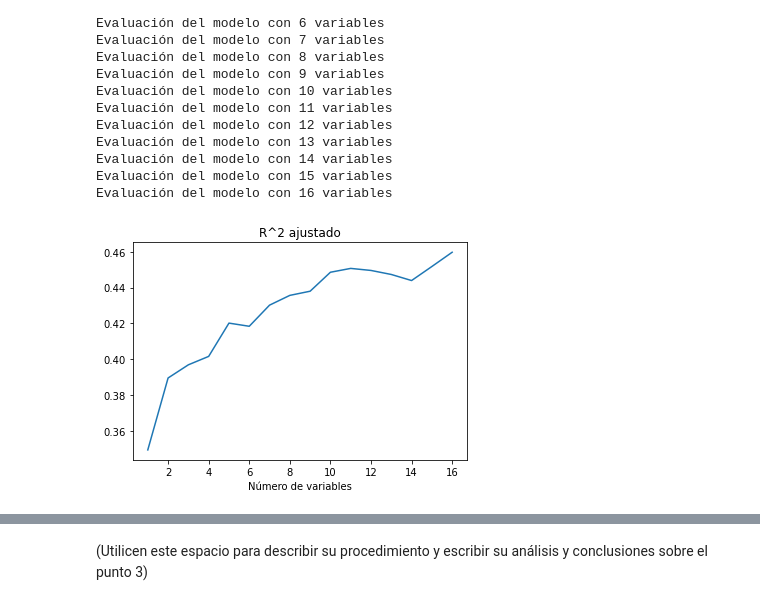
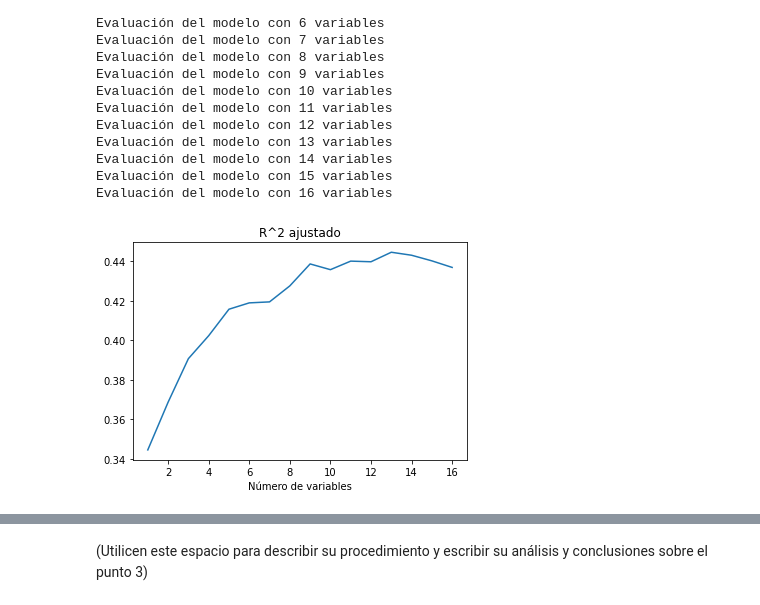
Before and after one commit to paulguz261/MIAD_20231_intro_machine_learning_grupal, a Jupyter notebook: week2/Caso modelos lineales para regresión, muestreo y selección del mejor modelo.ipynb, the cells around one changed output, grey strips where cells are left out. Saved outputs shown, nothing was run; the diff lists cells and outputs as text; code cells hidden in the pictures.

```diff
--- a/week2/Caso modelos lineales para regresión, muestreo y selección del mejor modelo.ipynb
+++ b/week2/Caso modelos lineales para regresión, muestreo y selección del mejor modelo.ipynb
@@ -202,8 +232,8 @@ Estimen un modelo predictivo usando la muestra de entrenamiento usando component
 # %%
 #### Utilicen este espacio para escribir los códigos del procedimiento del punto 2 ####
 
-p=len(XEscaladoTrain[1,])
-pca = PCA(n_components=p).fit(XEscaladoTrain)
+p=len(XTrain_escalado[1,])
+pca = PCA(n_components=p).fit(XTrain_escalado)
 A=pca.components_
 
 
@@ -264,19 +289,17 @@ plt.show()
 # %%
-nComponentesElegidas=6
+nComponentesElegidas = np.argmin(mse_components) + 1
 
-ZTotalTrain=np.matmul(XEscaladoTrain,A)
+ZTotalTrain=np.matmul(XTrain_escalado,A)
 ZTrain = ZTotalTrain[:,range(nComponentesElegidas)]
 
 regPCA = LinearRegression()
 regPCA.fit(ZTrain, yTrain)
 
-XEscaladoTest=scaler.transform(XTest)
-
-ZTotalTest=np.matmul(XEscaladoTest,A)
+ZTotalTest=np.matmul(XTest_escalado,A)
 ZTest = ZTotalTest[:,range(nComponentesElegidas)]
 
-prediccionPCA=regPCA.predict(ZTest)
-MSEPCA=np.average(np.square(prediccionPCA-yTest))
+yTest_PCA=regPCA.predict(ZTest)
+MSEPCA=np.average(np.square(yTest_PCA-yTest))
 mse_components.append(MSEPCA)
 
 print('MSE regresión PCA por {} componentes principales:'.format(nComponentesElegidas))
@@ -298,29 +325,30 @@ Una vez hecho este procedimiento respondan a la siguiente pregunta:
 # %%
 #### Utilicen este espacio para escribir los códigos del procedimiento del punto 3 ####
 
-scaler = StandardScaler(with_mean=True, with_std=True)
-scaler.fit(XTrain)
-XEscaladoTrain = scaler.transform(XTrain)
+## PCA al incio
 
-p=len(XEscaladoTrain[1,])
-pca = PCA(n_components=p).fit(XEscaladoTrain)
+p=len(XTrain_escalado[1,])
+pca = PCA(n_components = p).fit(XTrain_escalado)
 A=pca.components_
-ZTotalTrain=np.matmul(XEscaladoTrain,A)
+ZTotalTrain=np.matmul(XTrain_escalado,A)
+
+
 
 len_x = len(ZTotalTrain[1,])
 len_y = len(yTrain)
 r2adj = []
 
 
+for a in range(1,len_x+1):
+    if(a<(len_x)):
+        sfs = SequentialFeatureSelector(LinearRegression(), n_features_to_select = a, direction='forward')
+        sfs.fit(ZTotalTrain, yTrain)
+        XTrain_seleccionado=sfs.fit_transform(ZTotalTrain, yTrain)
 
-for a in range(1,p+1):
-    if(a<(p)):
-        sfs = SequentialFeatureSelector(LinearRegression(), n_features_to_select=a,direction='forward')
-        sfs.fit(ZTotalTrain, yTrain)
-        XTrainSeleccionado=sfs.fit_transform(ZTotalTrain, yTrain)
         regAuxiliar = LinearRegression()
-        regAuxiliar.fit(XTrainSeleccionado, yTrain)
-        r2Modelo=regAuxiliar.score(XTrainSeleccionado, yTrain)
+        regAuxiliar.fit(XTrain_seleccionado, yTrain)
+
+        r2Modelo=regAuxiliar.score(XTrain_seleccionado, yTrain)
         r2adjModelo=1-(1-r2Modelo)*(len_y-1)/(len_y-a-1)
         r2adj.append(r2adjModelo)
     else:
@@ -353,11 +381,11 @@ Evaluación del modelo con 14 variables
 Evaluación del modelo con 15 variables
 Evaluación del modelo con 16 variables
 # %%
-plt.plot(range(1,p+1),r2adj)
+plt.plot(range(1,len_x+1),r2adj)
 plt.xlabel('Número de variables')
 plt.title('R^2 ajustado')
 plt.show()
 # %% [output]
-[figure, old version]
+[figure, new version]
 # %%
 nVariablesSeleccionadas=np.argmax(r2adj)+1
```
Also changed, not shown: parts of 24 cells of this notebook.
